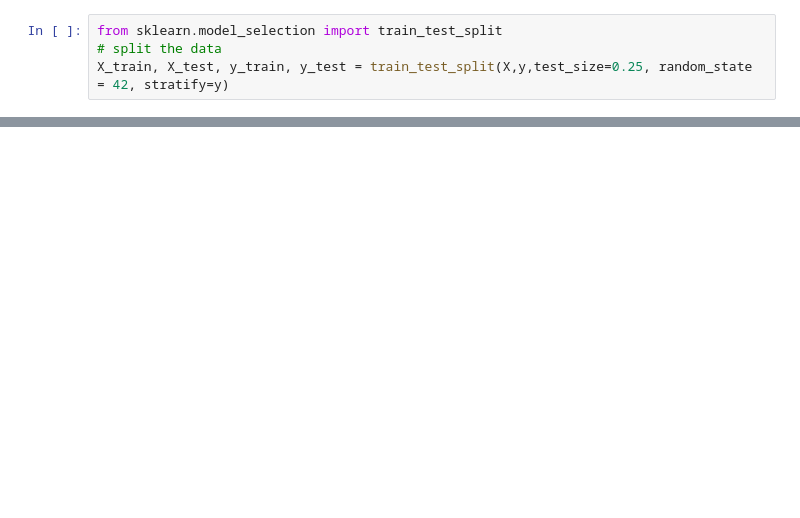
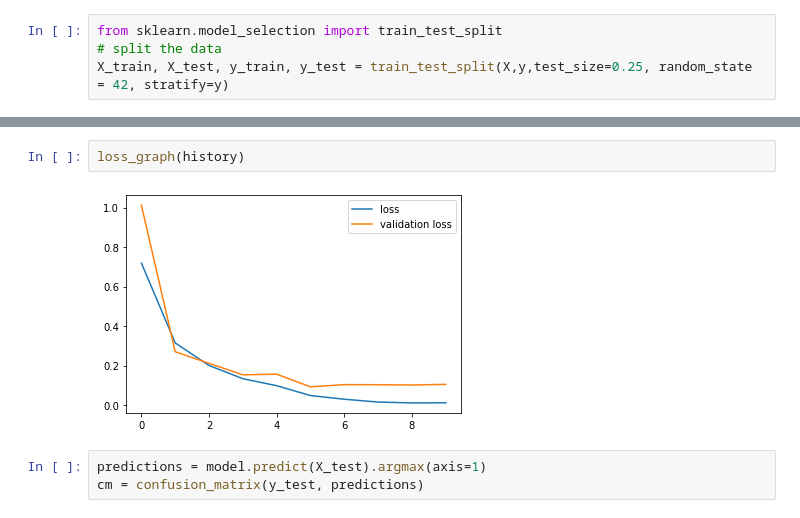
Before and after one commit to Azariagmt/pulmonary-disorder-detection-using-x-ray-images, a Jupyter notebook: notebooks/InceptionV3.ipynb, the cells around one changed output, grey strips where cells are left out. Saved outputs shown, nothing was run; the diff lists cells and outputs as text; blank space fills up the shorter version.

```diff
--- a/notebooks/InceptionV3.ipynb
+++ b/notebooks/InceptionV3.ipynb
@@ -125,0 +88,7 @@ plt.show()
+# %%
+loss_graph(history)
+# %% [output]
+[figure, added]
+# %%
+predictions = model.predict(X_test).argmax(axis=1)
+cm = confusion_matrix(y_test, predictions)
```
Also changed, not shown: parts of 17 cells of this notebook.
